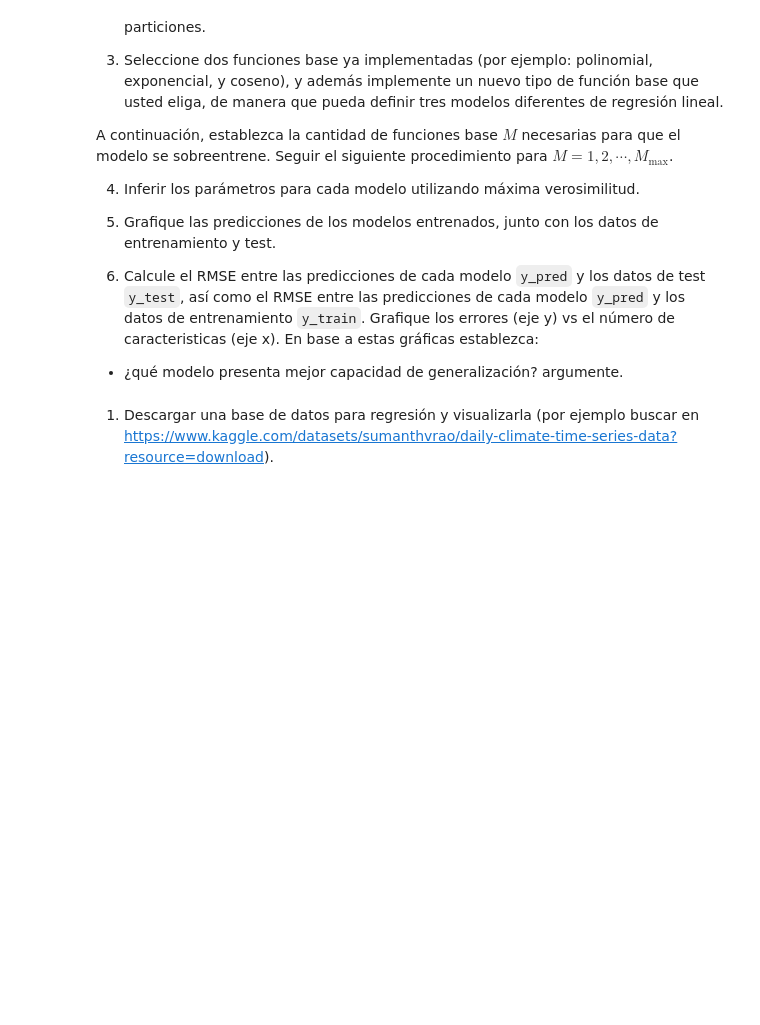
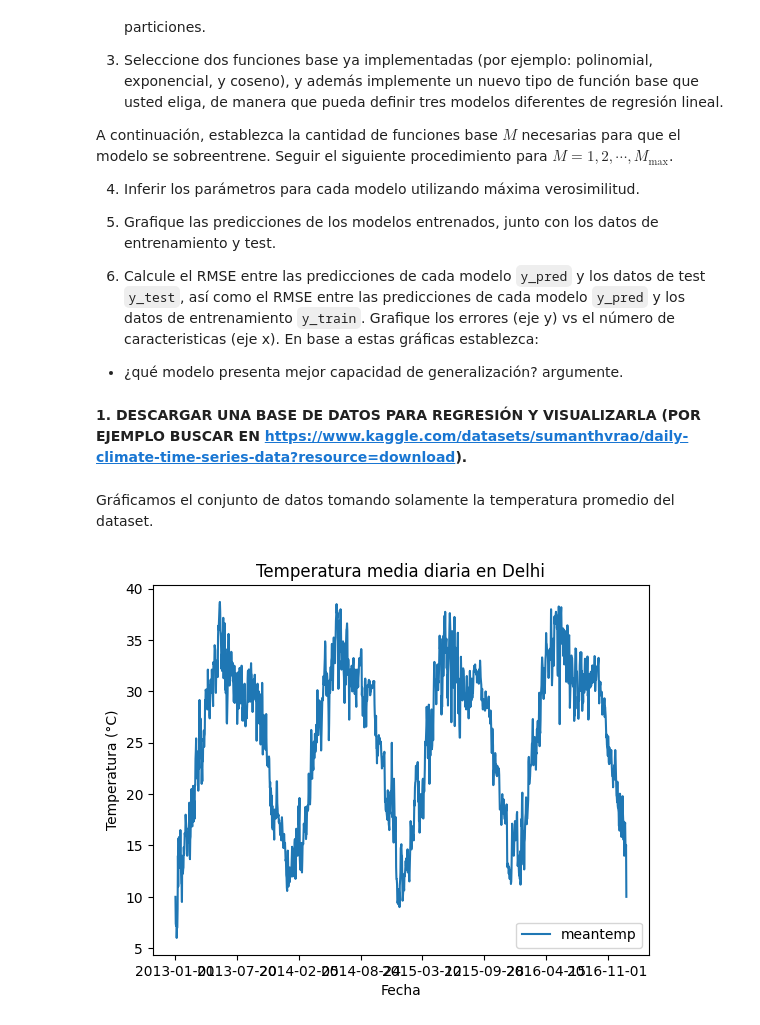
Before and after one commit to ydpajaro/regresion_lineal-Parte_A, a Jupyter notebook: Lab_regresión_lineal_Parte_A.ipynb, the cells around one changed output. Saved outputs shown, nothing was run; the diff lists cells and outputs as text; code cells hidden in the pictures; blank space fills up the shorter version.

```diff
--- a/Lab_regresión_lineal_Parte_A.ipynb
+++ b/Lab_regresión_lineal_Parte_A.ipynb
@@ -41,7 +41,7 @@ A continuación, establezca la cantidad de funciones base $M$ necesarias para qu
  5. Calcule el RMSE entre las predicciones de cada modelo `y_pred` y los datos de test `y_test`, así como el RMSE entre las predicciones de cada modelo `y_pred` y los datos de entrenamiento `y_train`. Grafique los errores (eje y) vs el número de caracteristicas (eje x). En base a estas gráficas establezca:
   - ¿qué modelo presenta mejor capacidad de generalización? argumente.
 # %% [markdown]
-1. Descargar una base de datos para regresión y visualizarla (por ejemplo buscar en https://www.kaggle.com/datasets/sumanthvrao/daily-climate-time-series-data?resource=download).
+ <strong>1. DESCARGAR UNA BASE DE DATOS PARA REGRESIÓN Y VISUALIZARLA (POR EJEMPLO BUSCAR EN https://www.kaggle.com/datasets/sumanthvrao/daily-climate-time-series-data?resource=download). </strong>
 # %%
 #Importamos librerías
 import numpy as np
@@ -56,0 +53,16 @@ df
+# %%
+url ='https://raw.githubusercontent.com/ydpajaro/regresion_lineal-Parte_A/main/DailyDelhiClimateTrain.csv'
+df = pd.read_csv(url)
+muestras = pd.read_csv (url, sep = ",")['meantemp']
+y = muestras.to_numpy() # Conversión de Dataframe a Array
+# %% [markdown]
+Gráficamos el conjunto de datos tomando solamente la temperatura promedio del dataset.
+# %%
+time = np.linspace(0,1462,1462) #Creamos el vector de tiempo
+df.plot(x='date', y='meantemp')
+plt.title('Temperatura media diaria en Delhi')
+plt.xlabel('Fecha')
+plt.ylabel('Temperatura (°C)')
+plt.show()
+# %% [output]
+[figure, added]
```
Also changed, not shown: parts of 31 cells of this notebook.
